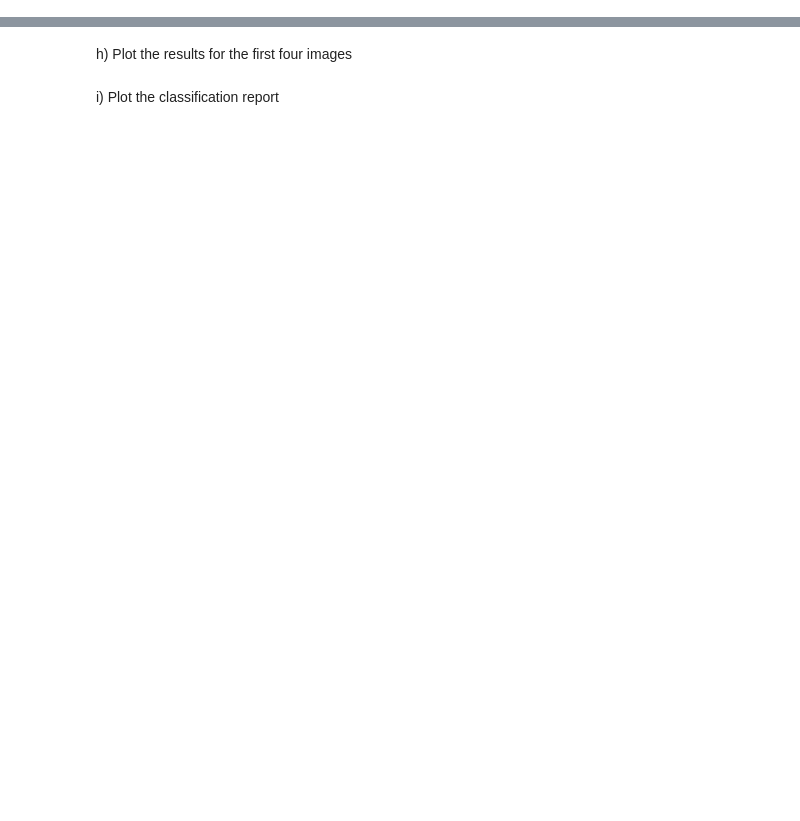
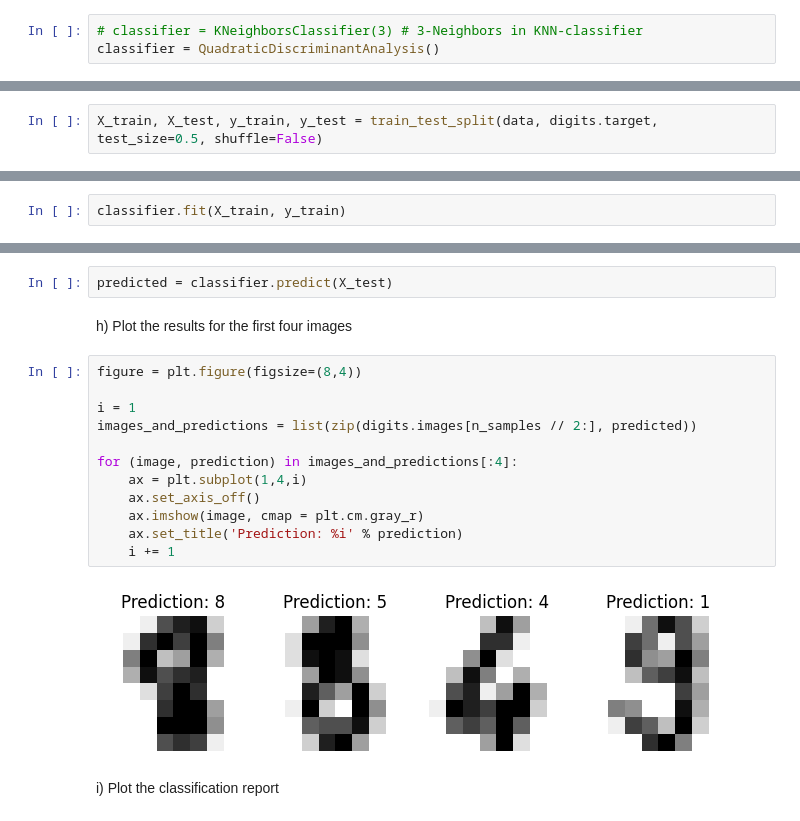
Before and after one commit to ErikTheViking92/Code, a Jupyter notebook: NN_and_QDA_digits_data.ipynb, the cells around one changed output, grey strips where cells are left out. Drawn from its saved outputs; the diff is of its cells as text; blank space fills up the shorter version.

Commit message:
NN_and_QDA done comparison of classifiers done Ex 3 finished

```diff
--- a/NN_and_QDA_digits_data.ipynb
+++ b/NN_and_QDA_digits_data.ipynb
@@ -18,6 +37,13 @@ c) Flatten the images to turn the data into a (samples, feature) matrix
 # %% [markdown]
 d) Define the classifier
+# %%
+# classifier = KNeighborsClassifier(3) # 3-Neighbors in KNN-classifier
+classifier = QuadraticDiscriminantAnalysis()
 # %% [markdown]
 e) Split the data set into training and test set
+# %%
+X_train, X_test, y_train, y_test = train_test_split(data, digits.target, test_size=0.5, shuffle=False)
 # %% [markdown]
 f) Train the classifier on the training set
+# %%
+classifier.fit(X_train, y_train)
@@ -24,6 +52,22 @@ f) Train the classifier on the training set
 # %% [markdown]
 g) Predict the values of the digits in the images of the test set
+# %%
+predicted = classifier.predict(X_test)
 # %% [markdown]
 h) Plot the results for the first four images
+# %%
+figure = plt.figure(figsize=(8,4))
+
+i = 1
+images_and_predictions = list(zip(digits.images[n_samples // 2:], predicted))
+
+for (image, prediction) in images_and_predictions[:4]:
+    ax = plt.subplot(1,4,i)
+    ax.set_axis_off()
+    ax.imshow(image, cmap = plt.cm.gray_r)
+    ax.set_title('Prediction: %i' % prediction)
+    i += 1
+# %% [output]
+[figure, added]
 # %% [markdown]
 i) Plot the classification report
```
Also changed, not shown: parts of 6 cells of this notebook, 2 other files.
